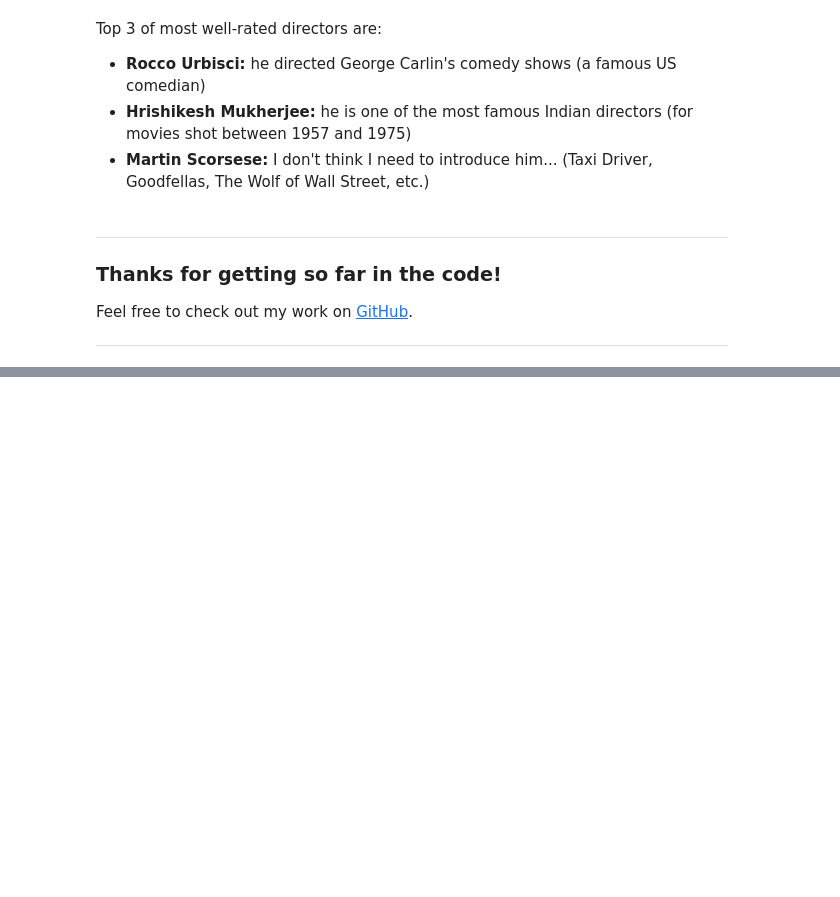
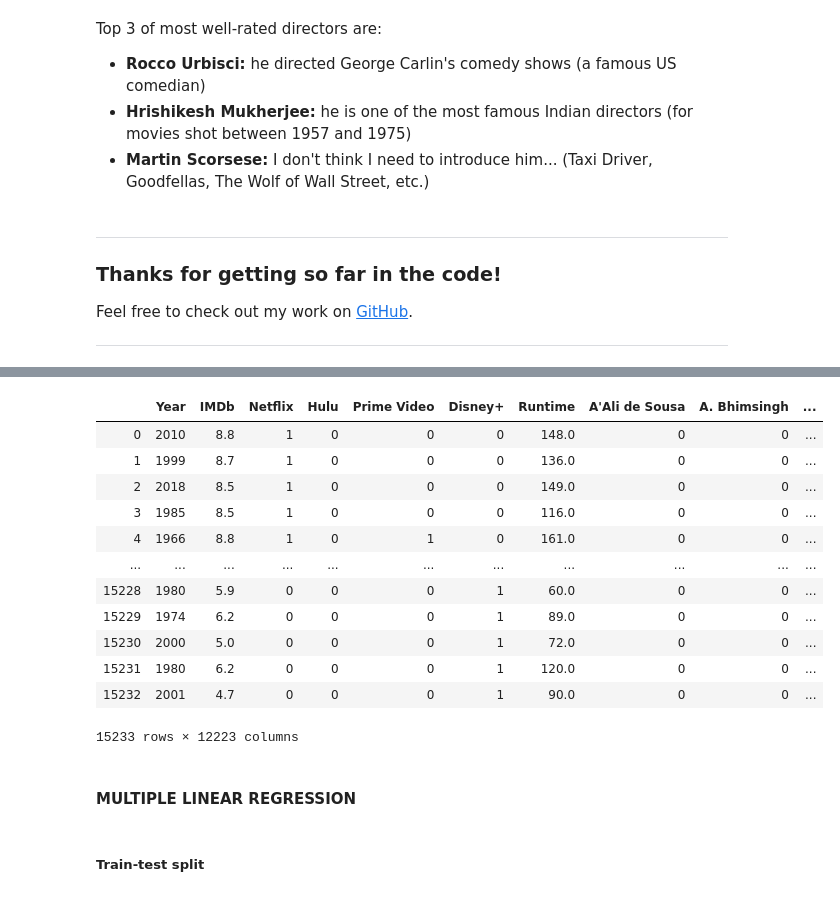
Before and after one commit to SalimAmarti/OTT_movies_Project, a Jupyter notebook: OTT project.ipynb, the cells around one changed output, grey strips where cells are left out. Saved outputs shown, nothing was run; the diff lists cells and outputs as text; code cells hidden in the pictures; blank space fills up the shorter version.

```diff
--- a/OTT project.ipynb
+++ b/OTT project.ipynb
@@ -1318,0 +1344,2 @@ Feel free to check out my work on [GitHub](https://github.com/SalimAmarti).
+# %%
+data_all_merged = data_clean.reset_index(level=0).merge(data_directors.reset_index(level=0),on='index').merge(data_genres.reset_index(level=0),on='index').merge(data_country.reset_index(level=0),on='index').merge(data_language.reset_index(level=0),on='index')
@@ -1318,0 +1362,22 @@ Feel free to check out my work on [GitHub](https://github.com/SalimAmarti).
+# %%
+data_all_merged.drop(['index','ID','Title'],axis=1,inplace=True)
+# %%
+data_all_merged
+# %% [output]
+|  | Year | IMDb | Netflix | Hulu | Prime Video | Disney+ | Runtime | A'Ali de Sousa | A. Bhimsingh | ... |
+| 0 | 2010 | 8.8 | 1 | 0 | 0 | 0 | 148.0 | 0 | 0 | ... |
+| 1 | 1999 | 8.7 | 1 | 0 | 0 | 0 | 136.0 | 0 | 0 | ... |
+| 2 | 2018 | 8.5 | 1 | 0 | 0 | 0 | 149.0 | 0 | 0 | ... |
+| 3 | 1985 | 8.5 | 1 | 0 | 0 | 0 | 116.0 | 0 | 0 | ... |
+| 4 | 1966 | 8.8 | 1 | 0 | 1 | 0 | 161.0 | 0 | 0 | ... |
+| ... | ... | ... | ... | ... | ... | ... | ... | ... | ... | ... |
+| 15228 | 1980 | 5.9 | 0 | 0 | 0 | 1 | 60.0 | 0 | 0 | ... |
+| 15229 | 1974 | 6.2 | 0 | 0 | 0 | 1 | 89.0 | 0 | 0 | ... |
+| 15230 | 2000 | 5.0 | 0 | 0 | 0 | 1 | 72.0 | 0 | 0 | ... |
+| 15231 | 1980 | 6.2 | 0 | 0 | 0 | 1 | 120.0 | 0 | 0 | ... |
+| 15232 | 2001 | 4.7 | 0 | 0 | 0 | 1 | 90.0 | 0 | 0 | ... |
+15233 rows × 12223 columns
+# %% [markdown]
+#### MULTIPLE LINEAR REGRESSION
+# %% [markdown]
+##### Train-test split
```
Also changed, not shown: parts of 33 cells of this notebook.
